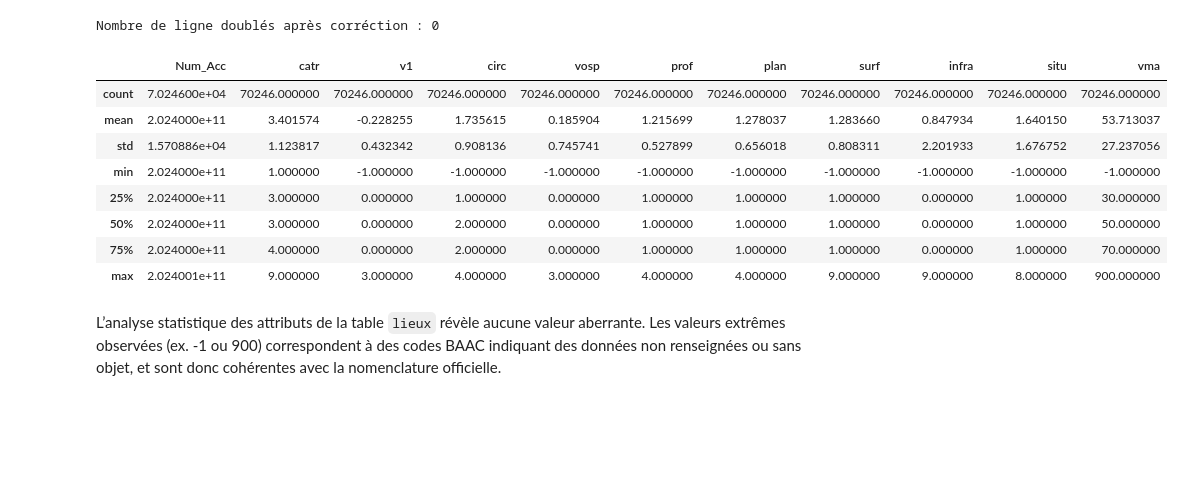
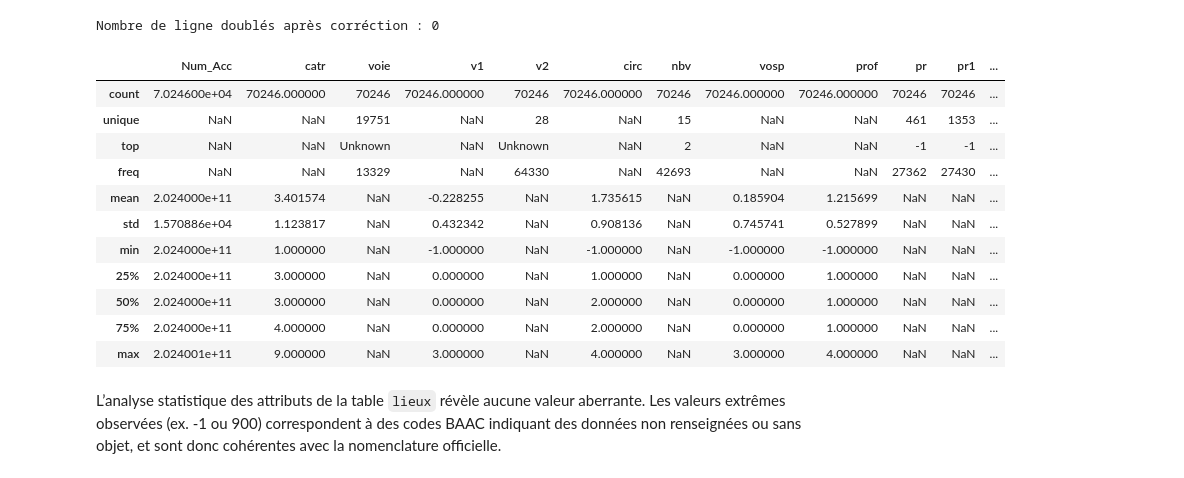
Before and after one commit to Ilyies07/analyse-data-accidents-route-france, a Jupyter notebook: analyse.ipynb, the cells around one changed output. Cells and saved outputs as stored; diff of their text form; code cells hidden in the pictures; blank space fills up the shorter version.

```diff
--- a/analyse.ipynb
+++ b/analyse.ipynb
@@ -285,17 +287,20 @@ print("Nombre de ligne doublés après corréction :", +lieux.duplicated().sum()
 # %% [output]
 Nombre de ligne doublés après corréction : 0
 # %%
-lieux.describe()
+lieux.describe(include='all')
 # %% [output]
-|  | Num_Acc | catr | v1 | circ | vosp | prof | plan | surf | infra | situ | vma |
-| count | 7.024600e+04 | 70246.000000 | 70246.000000 | 70246.000000 | 70246.000000 | 70246.000000 | 70246.000000 | 70246.000000 | 70246.000000 | 70246.000000 | 70246.000000 |
-| mean | 2.024000e+11 | 3.401574 | -0.228255 | 1.735615 | 0.185904 | 1.215699 | 1.278037 | 1.283660 | 0.847934 | 1.640150 | 53.713037 |
-| std | 1.570886e+04 | 1.123817 | 0.432342 | 0.908136 | 0.745741 | 0.527899 | 0.656018 | 0.808311 | 2.201933 | 1.676752 | 27.237056 |
-| min | 2.024000e+11 | 1.000000 | -1.000000 | -1.000000 | -1.000000 | -1.000000 | -1.000000 | -1.000000 | -1.000000 | -1.000000 | -1.000000 |
-| 25% | 2.024000e+11 | 3.000000 | 0.000000 | 1.000000 | 0.000000 | 1.000000 | 1.000000 | 1.000000 | 0.000000 | 1.000000 | 30.000000 |
-| 50% | 2.024000e+11 | 3.000000 | 0.000000 | 2.000000 | 0.000000 | 1.000000 | 1.000000 | 1.000000 | 0.000000 | 1.000000 | 50.000000 |
-| 75% | 2.024000e+11 | 4.000000 | 0.000000 | 2.000000 | 0.000000 | 1.000000 | 1.000000 | 1.000000 | 0.000000 | 1.000000 | 70.000000 |
-| max | 2.024001e+11 | 9.000000 | 3.000000 | 4.000000 | 3.000000 | 4.000000 | 4.000000 | 9.000000 | 9.000000 | 8.000000 | 900.000000 |
+|  | Num_Acc | catr | voie | v1 | v2 | circ | nbv | vosp | prof | pr | pr1 | ... |
+| count | 7.024600e+04 | 70246.000000 | 70246 | 70246.000000 | 70246 | 70246.000000 | 70246 | 70246.000000 | 70246.000000 | 70246 | 70246 | ... |
+| unique | NaN | NaN | 19751 | NaN | 28 | NaN | 15 | NaN | NaN | 461 | 1353 | ... |
+| top | NaN | NaN | Unknown | NaN | Unknown | NaN | 2 | NaN | NaN | -1 | -1 | ... |
+| freq | NaN | NaN | 13329 | NaN | 64330 | NaN | 42693 | NaN | NaN | 27362 | 27430 | ... |
+| mean | 2.024000e+11 | 3.401574 | NaN | -0.228255 | NaN | 1.735615 | NaN | 0.185904 | 1.215699 | NaN | NaN | ... |
+| std | 1.570886e+04 | 1.123817 | NaN | 0.432342 | NaN | 0.908136 | NaN | 0.745741 | 0.527899 | NaN | NaN | ... |
+| min | 2.024000e+11 | 1.000000 | NaN | -1.000000 | NaN | -1.000000 | NaN | -1.000000 | -1.000000 | NaN | NaN | ... |
+| 25% | 2.024000e+11 | 3.000000 | NaN | 0.000000 | NaN | 1.000000 | NaN | 0.000000 | 1.000000 | NaN | NaN | ... |
+| 50% | 2.024000e+11 | 3.000000 | NaN | 0.000000 | NaN | 2.000000 | NaN | 0.000000 | 1.000000 | NaN | NaN | ... |
+| 75% | 2.024000e+11 | 4.000000 | NaN | 0.000000 | NaN | 2.000000 | NaN | 0.000000 | 1.000000 | NaN | NaN | ... |
+| max | 2.024001e+11 | 9.000000 | NaN | 3.000000 | NaN | 4.000000 | NaN | 3.000000 | 4.000000 | NaN | NaN | ... |
 # %% [markdown]
 L’analyse statistique des attributs de la table `lieux` révèle aucune valeur aberrante. Les valeurs extrêmes observées (ex. -1 ou 900) correspondent à des codes BAAC indiquant des données non renseignées ou sans objet, et sont donc cohérentes avec la nomenclature officielle.
 # %%
```
Also changed, not shown: parts of 17 cells of this notebook.
